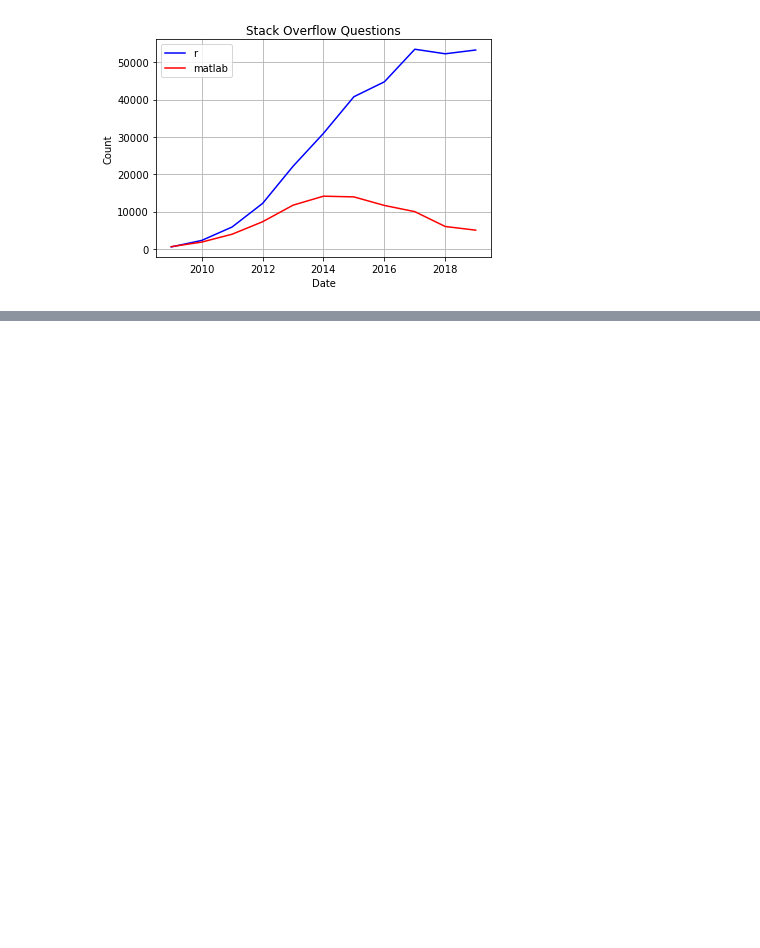
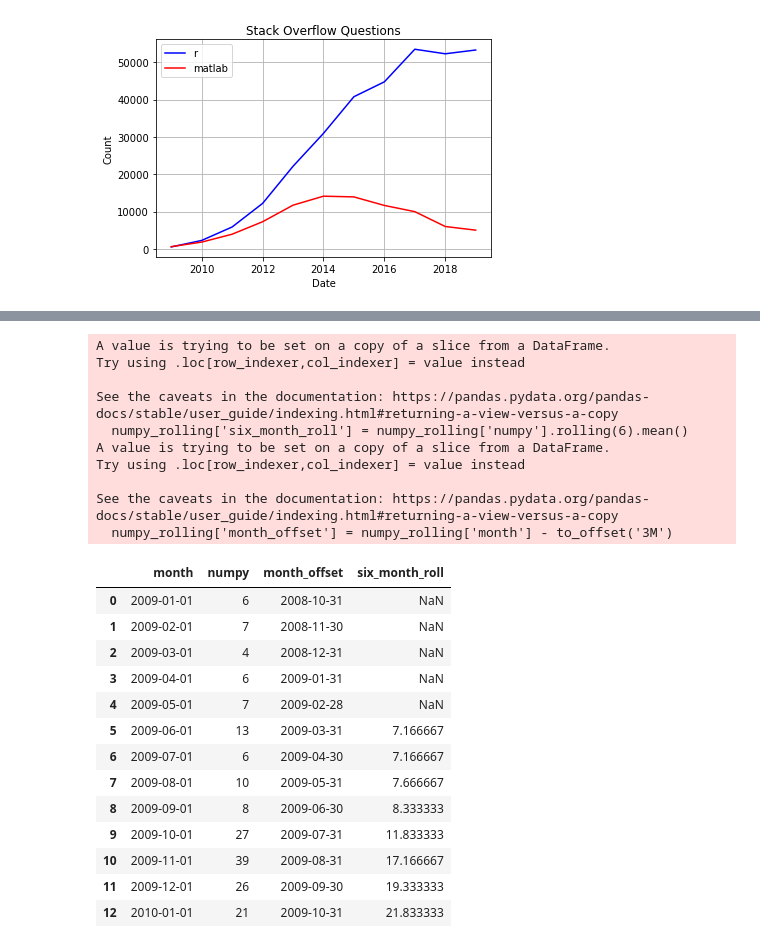
Before and after one commit to ohcrud/time_series, a Jupyter notebook: sprint-1/practice-1/sprint-1-practice-1.ipynb, the cells around one changed output, grey strips where cells are left out. Cells and saved outputs as stored; diff of their text form; code cells hidden in the pictures; blank space fills up the shorter version.

```diff
--- a/sprint-1/practice-1/sprint-1-practice-1.ipynb
+++ b/sprint-1/practice-1/sprint-1-practice-1.ipynb
@@ -351,0 +352,40 @@ Finally,
+# %%
+#prep
+numpy_rolling = so[['month', 'numpy']]
+numpy_rolling.set_index("month", inplace = True)
+
+# compute rolling average
+numpy_rolling['six_month_roll'] = numpy_rolling['numpy'].rolling(6).mean()
+numpy_rolling.reset_index(inplace = True)
+
+# add time offset
+numpy_rolling['month_offset'] = numpy_rolling['month'] - to_offset('3M')
+
+# reorder cols
+numpy_rolling = numpy_rolling[['month', 'numpy', 'month_offset', 'six_month_roll']]
+numpy_rolling.iloc[0:13]
+# %% [output]
+A value is trying to be set on a copy of a slice from a DataFrame.
+Try using .loc[row_indexer,col_indexer] = value instead
+
+See the caveats in the documentation: https://pandas.pydata.org/pandas-docs/stable/user_guide/indexing.html#returning-a-view-versus-a-copy
+  numpy_rolling['six_month_roll'] = numpy_rolling['numpy'].rolling(6).mean()
+A value is trying to be set on a copy of a slice from a DataFrame.
+Try using .loc[row_indexer,col_indexer] = value instead
+
+See the caveats in the documentation: https://pandas.pydata.org/pandas-docs/stable/user_guide/indexing.html#returning-a-view-versus-a-copy
+  numpy_rolling['month_offset'] = numpy_rolling['month'] - to_offset('3M')
+|  | month | numpy | month_offset | six_month_roll |
+| 0 | 2009-01-01 | 6 | 2008-10-31 | NaN |
+| 1 | 2009-02-01 | 7 | 2008-11-30 | NaN |
+| 2 | 2009-03-01 | 4 | 2008-12-31 | NaN |
+| 3 | 2009-04-01 | 6 | 2009-01-31 | NaN |
+| 4 | 2009-05-01 | 7 | 2009-02-28 | NaN |
+| 5 | 2009-06-01 | 13 | 2009-03-31 | 7.166667 |
+| 6 | 2009-07-01 | 6 | 2009-04-30 | 7.166667 |
+| 7 | 2009-08-01 | 10 | 2009-05-31 | 7.666667 |
+| 8 | 2009-09-01 | 8 | 2009-06-30 | 8.333333 |
+| 9 | 2009-10-01 | 27 | 2009-07-31 | 11.833333 |
+| 10 | 2009-11-01 | 39 | 2009-08-31 | 17.166667 |
+| 11 | 2009-12-01 | 26 | 2009-09-30 | 19.333333 |
+| 12 | 2010-01-01 | 21 | 2009-10-31 | 21.833333 |
```
Also changed, not shown: parts of 16 cells of this notebook, 1 other file.
